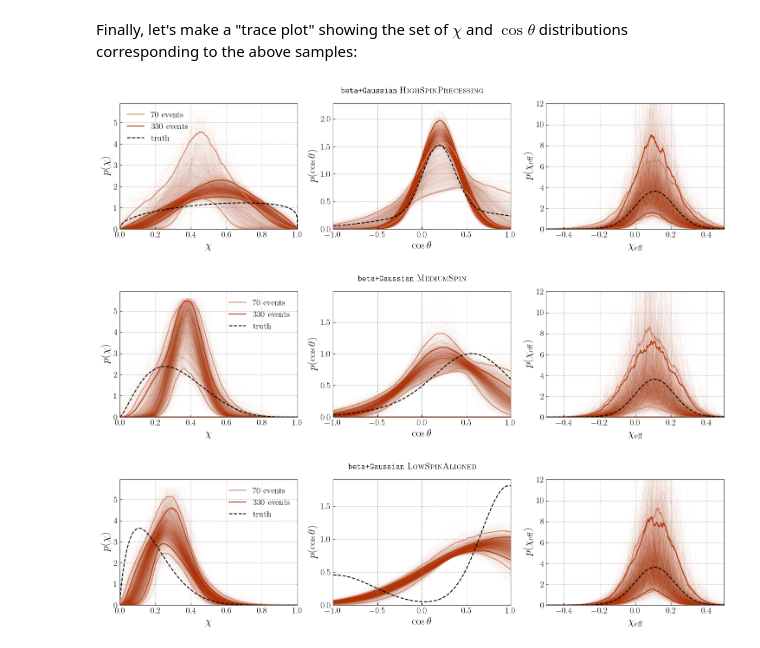
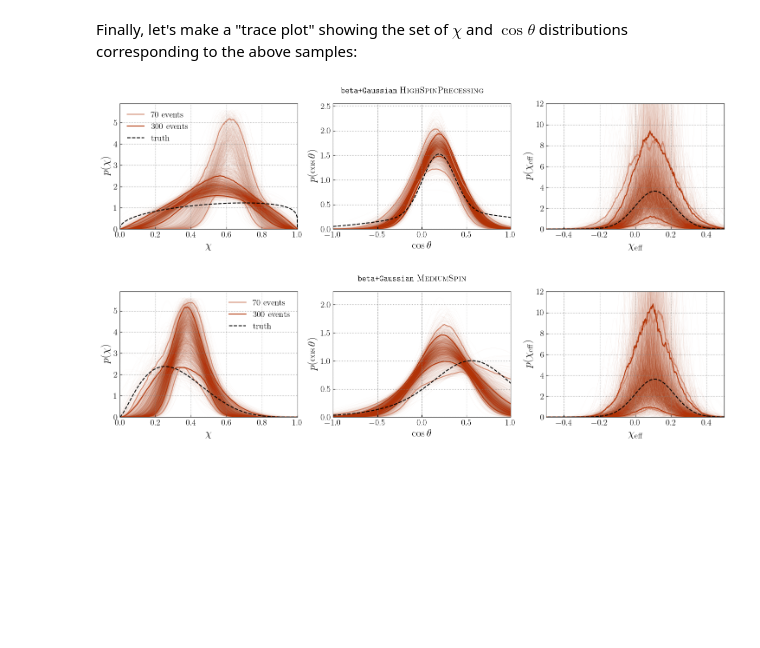
Before and after one commit to simonajmiller/measuring-bbh-component-spin, a Jupyter notebook: Data/PopulationInferenceOutput/inspect_betaPlusGaussian.ipynb, the cells around one changed output. Cells and saved outputs as stored; diff of their text form; code cells hidden in the pictures; blank space fills up the shorter version.

Commit message:
finalizing figures

```diff
--- a/Data/PopulationInferenceOutput/inspect_betaPlusGaussian.ipynb
+++ b/Data/PopulationInferenceOutput/inspect_betaPlusGaussian.ipynb
@@ -19,8 +19,8 @@ and make dict containing info for all populations under the given model
 # For loading files
 model = 'betaPlusGaussian'
 pops = ['1', '2', '3']
-nevents = ['70', '330']
-date = '070523'
+nevents = ['70', '300']
+date = '092823'
 
 # Make Dict
 data_dict = {}
@@ -49,7 +49,7 @@ population_labels_dict = {
 # Colors corresponding to different numbers of events
 nevents_colors_dict = {
     '70 events':'#d0856a',
-    '330 events':'#B13306'
+    '300 events':'#B13306'
 }
 # %% [markdown]
 The contents of the file for each population and number of events are the following:
@@ -217,7 +217,7 @@ for pop in pops:
             p_cost[i,:] = calculate_Gaussian_1D(cost_grid, mu_cost, sigma_cost, -1, 1)
 
             # inferred chi-eff distribution
-            chi_effs = draw_chiEffs_and_chiPs_betaGauss(mu_chi, sigma_chi, mu_cost, sigma_cost, Bq, n=1000)[0]
+            chi_effs = draw_chiEffs_and_chiPs_betaGauss(mu_chi, sigma_chi, mu_cost, sigma_cost, Bq, mCut=8, n=1000)[0]
             chieff_kde = gaussian_kde(chi_effs)
             p_chieff[i,:] = chieff_kde(chieff_grid)
 
@@ -246,33 +246,32 @@ for pop in pops:
     MF_cost_true = hyperparams[pop][6]
     Bq_true = hyperparams[pop][7]
     p_cost_true = calculate_Double_Gaussian(cost_grid, mu1_cost_true, sigma1_cost_true, mu2_cost_true, sigma2_cost_true, MF_cost_true, -1, 1)
     axes[0].plot(chi_grid, p_chi_true, color='k', ls='--', zorder=2, label='truth')
     axes[1].plot(cost_grid, p_cost_true, color='k', ls='--', zorder=2)
 
     p_chieff_true = calculate_Gaussian_1D(chieff_grid, 0.11, 0.11, -1, 1)
     axes[2].plot(chieff_grid, p_chieff_true, color='k', ls='--', zorder=2)
 
     axes[0].set_xlim(0,1)
     axes[0].set_ylim(0,)
     axes[0].set_xlabel(r'$\chi$',fontsize=18)
     axes[0].set_ylabel(r'$p(\chi)$',fontsize=18)
     legend_loc = 'upper left' if pop=='1' else 'upper right'
     axes[0].legend(loc=legend_loc)
 
     axes[1].set_xlim(-1,1)
     axes[1].set_ylim(0,)
     axes[1].set_xlabel(r'$\cos \theta$',fontsize=18)
     axes[1].set_ylabel(r'$p(\cos \theta)$',fontsize=18)
 
     axes[2].set_xlim(-0.5,0.5)
     axes[2].set_ylim(0,12)
     axes[2].set_xlabel(r'$\chi_\mathrm{eff}$',fontsize=18)
     axes[2].set_ylabel(r'$p(\chi_\mathrm{eff})$',fontsize=18)
 
     plt.suptitle(r'$\texttt{beta+Gaussian}$ ' +population_labels_dict[pop_key], fontsize=14)
 
     plt.show()
 # %% [output]
-[figure, old version]
+[figure, new version]
-[figure, old version]
+[figure, new version]
-[figure, removed]
```
Also changed, not shown: parts of 2 cells of this notebook, 8 other files.
